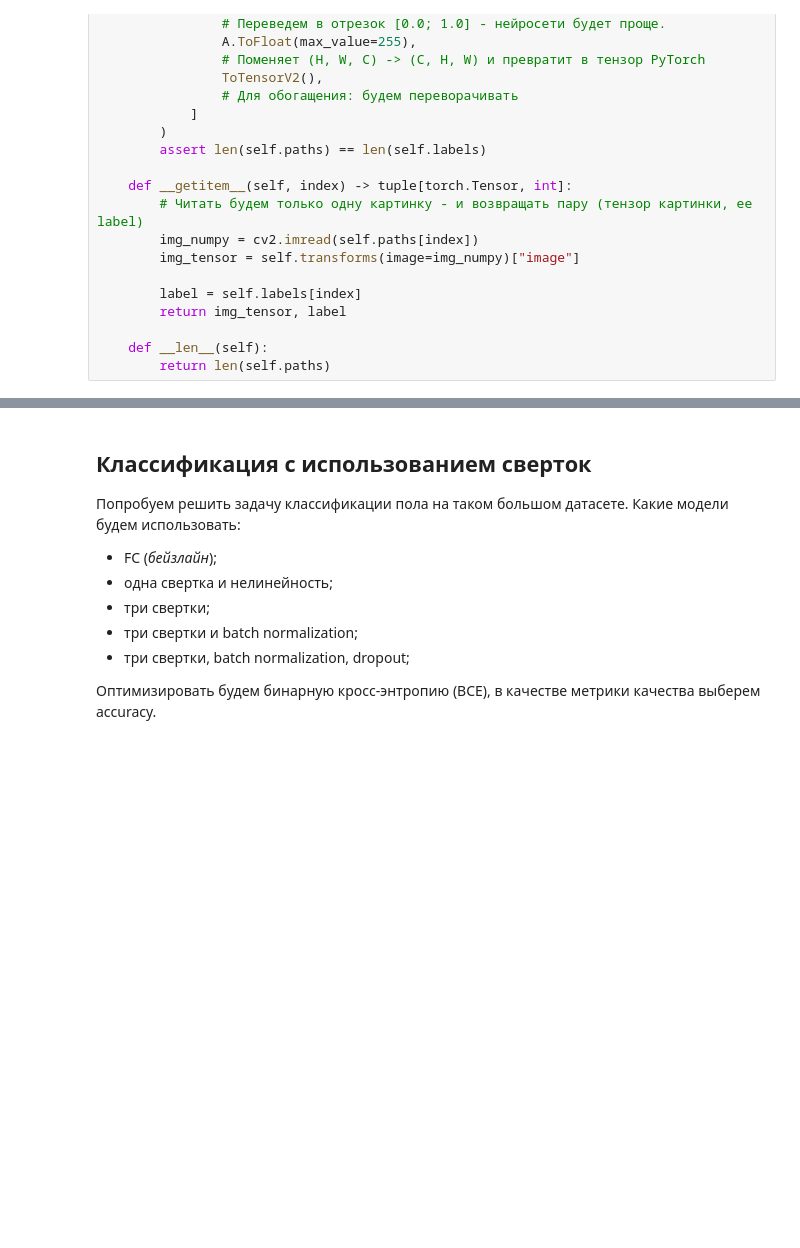
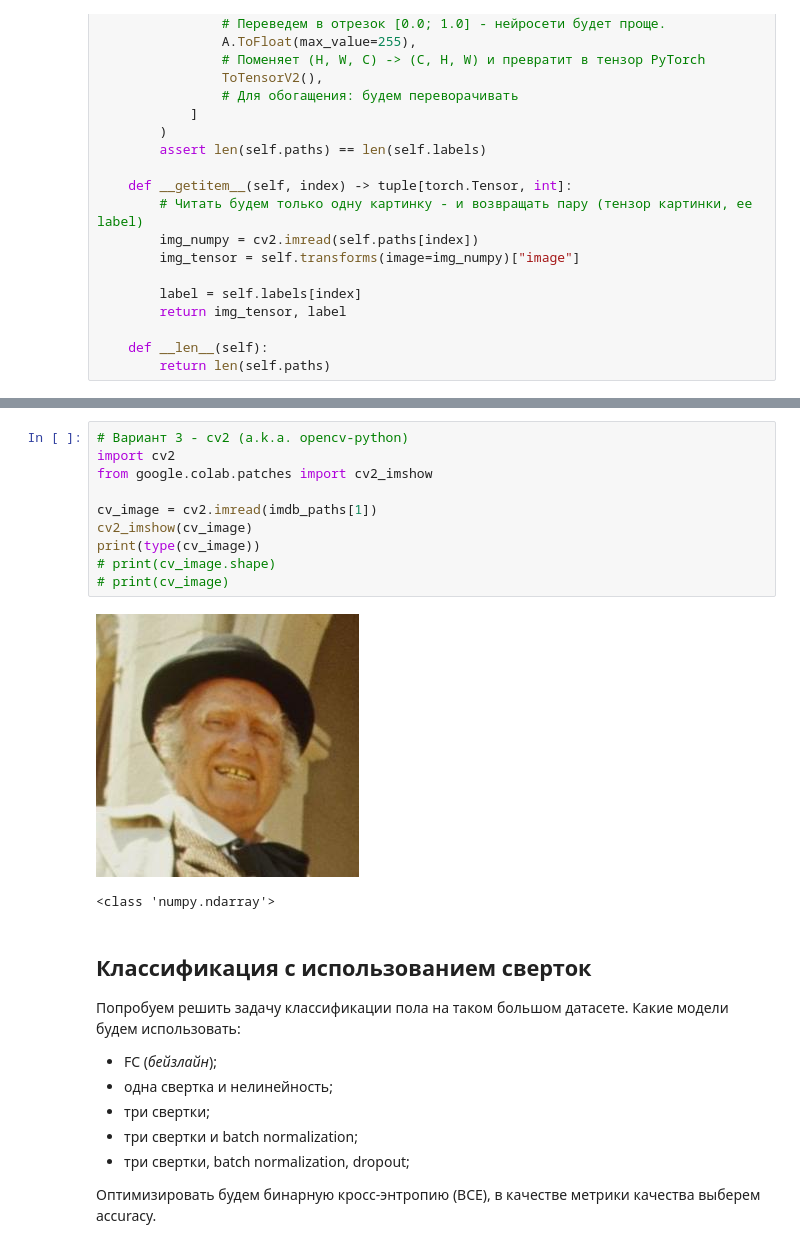
Before and after one commit to AndreyKurdyubov/Karpov.courses_DL, a Jupyter notebook: Base_DL/lesson4_CNN_classifier.ipynb, the cells around one changed output, grey strips where cells are left out. Drawn from its saved outputs; the diff is of its cells as text; blank space fills up the shorter version.

```diff
--- a/Base_DL/lesson4_CNN_classifier.ipynb
+++ b/Base_DL/lesson4_CNN_classifier.ipynb
@@ -84,3 +101,16 @@ class ImdbWikiDataset(Dataset):
+# %%
+# Вариант 3 - cv2 (a.k.a. opencv-python)
+import cv2
+from google.colab.patches import cv2_imshow
+
+cv_image = cv2.imread(imdb_paths[1])
+cv2_imshow(cv_image)
+print(type(cv_image))
+# print(cv_image.shape)
+# print(cv_image)
+# %% [output]
+[figure, added]
+<class 'numpy.ndarray'>
 # %% [markdown]
 ## Классификация с использованием сверток
 
```
Also changed, not shown: parts of 5 cells of this notebook.
